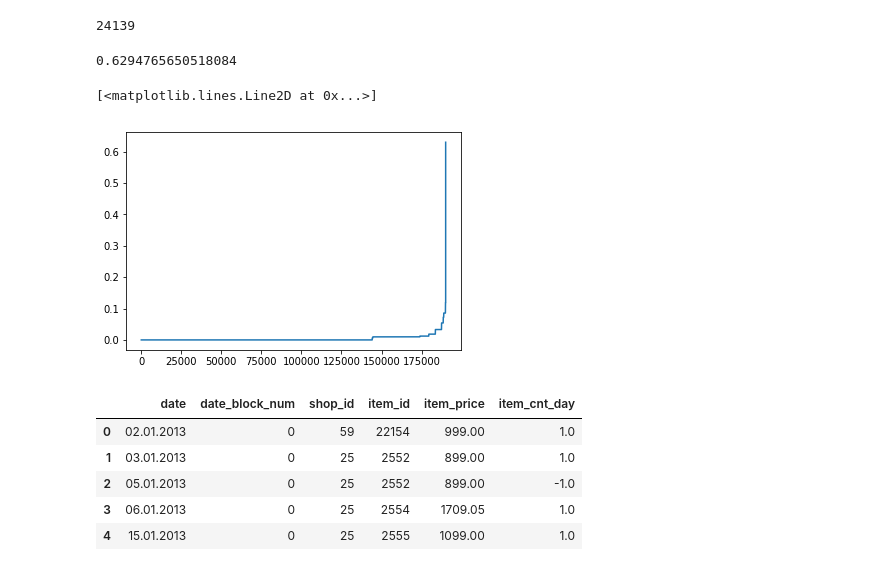
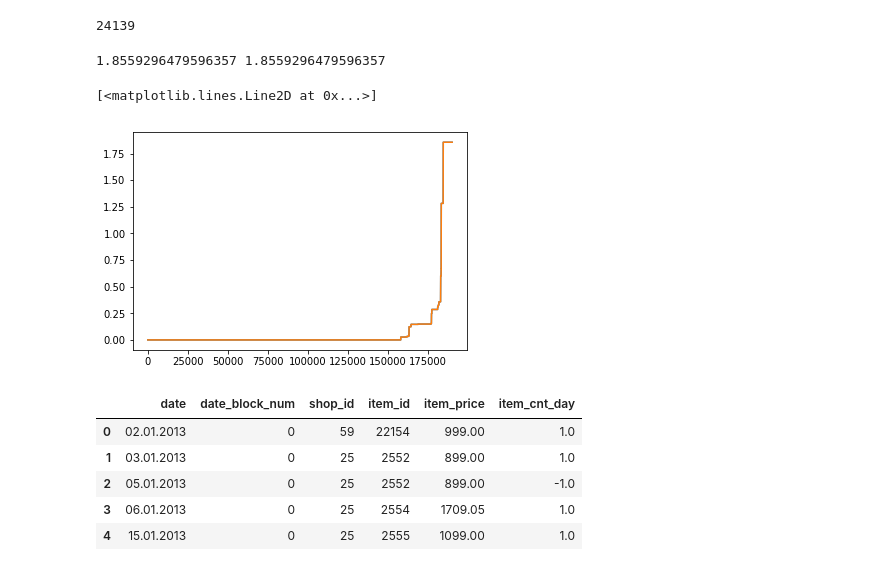
Before and after one commit to data-science-if-usp/kaggle, a Jupyter notebook: boris/Future_Sales_Notebooks/Category_HoltWintersMethod.ipynb, the cells around one changed output. Saved outputs shown, nothing was run; the diff lists cells and outputs as text; code cells hidden in the pictures.

```diff
--- a/boris/Future_Sales_Notebooks/Category_HoltWintersMethod.ipynb
+++ b/boris/Future_Sales_Notebooks/Category_HoltWintersMethod.ipynb
@@ -73,25 +75,30 @@ from sklearn.metrics import mean_squared_error
 # Import all data using pandas
 # %%
 solution1 = pd.read_csv("submission_file_by_CategoryId_times_Prob_II.csv")
-solution2 = pd.read_csv("submission_file_by_CategoryId_times_Prob_V.csv")
+solution2 = pd.read_csv("submission_file_by_CategoryId_times_Prob_VI.csv")
+solution3 = pd.read_csv("submission_file_by_CategoryId_times_Prob_VII.csv")
 # %%
 arr1=np.array(solution1['item_cnt_month'].iloc[:])
 arr2=np.array(solution2['item_cnt_month'].iloc[:])
+arr3=np.array(solution2['item_cnt_month'].iloc[:])
 # %%
 len(np.extract(arr2 == 0, arr1))
 # %% [output]
 24139
-# %%
-diff=abs((arr1 - arr2)/arr1)
-diff_sort = np.sort(diff)
-max(diff_sort)
-# %% [output]
-0.6294765650518084
-# %%
-plt.plot(diff_sort)
-# %% [output]
-[<matplotlib.lines.Line2D at 0x...>]
-[figure, removed]
+# %%
+diff1=abs((arr1 - arr2)/arr1)
+diff2=abs((arr1 - arr3)/arr1)
+diff_sort1 = np.sort(diff1)
+diff_sort2 = np.sort(diff2)
+print(max(diff_sort1),max(diff_sort2))
+# %% [output]
+1.8559296479596357 1.8559296479596357
+# %%
+plt.plot(diff_sort1)
+plt.plot(diff_sort2)
+# %% [output]
+[<matplotlib.lines.Line2D at 0x...>]
+[figure, added]
 # %%
 FOLDER_DATA = "/home/bapanes/Data/kaggle/Future_Sales/input/"
 
```
Also changed, not shown: parts of 4 cells of this notebook, 6 other files.
